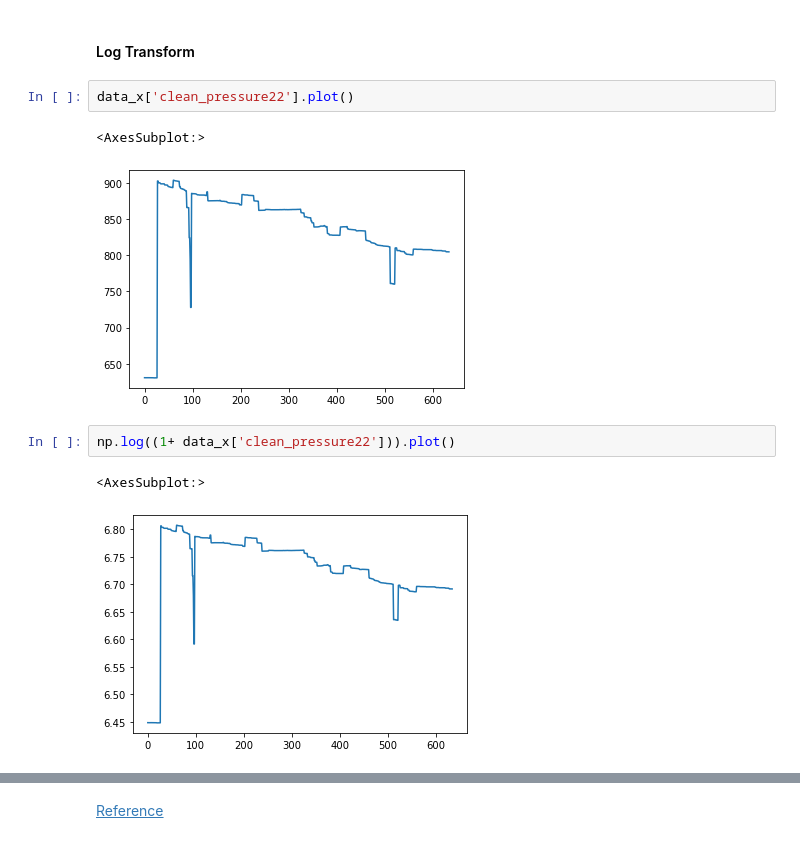
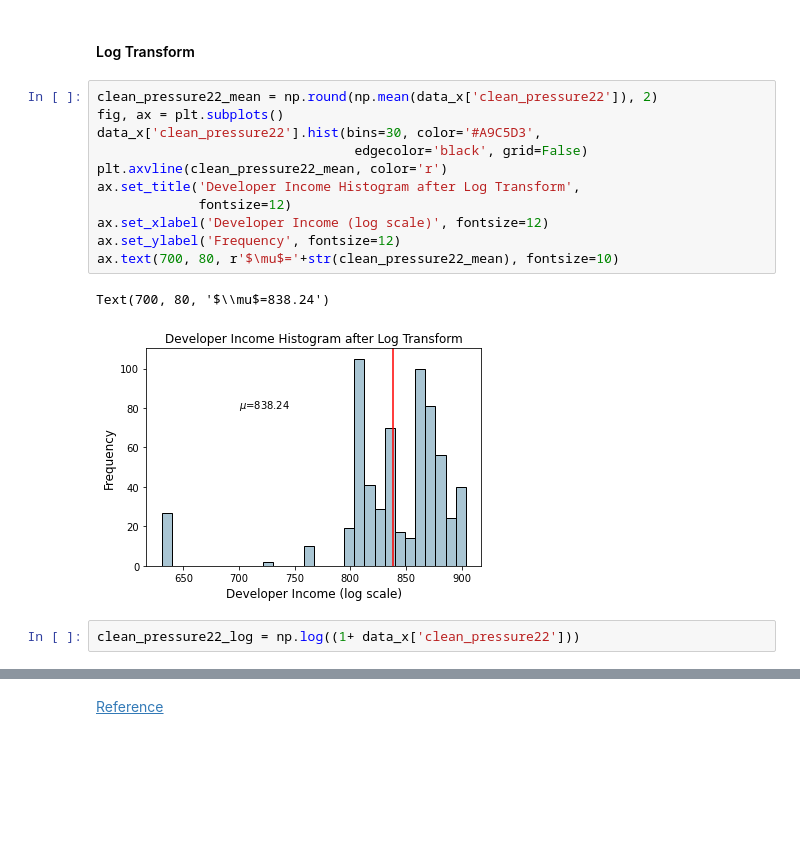
Before and after one commit to EricTsai83/IMBD_data_competition, a Jupyter notebook: Code/EDA.ipynb, the cells around one changed output, grey strips where cells are left out. Drawn from its saved outputs; the diff is of its cells as text; blank space fills up the shorter version.

```diff
--- a/Code/EDA.ipynb
+++ b/Code/EDA.ipynb
@@ -652,13 +678,19 @@ pd.concat([data_x['clean_pressure22'], temp_quantile_range, temp_quantile_label]
 ## Statistical transformations
 # %% [markdown]
 #### Log Transform
-# %%
-data_x['clean_pressure22'].plot()
-# %% [output]
-<AxesSubplot:>
-[figure, removed]
-# %%
-np.log((1+ data_x['clean_pressure22'])).plot()
-# %% [output]
-<AxesSubplot:>
-[figure, removed]
+# %%
+clean_pressure22_mean = np.round(np.mean(data_x['clean_pressure22']), 2)
+fig, ax = plt.subplots()
+data_x['clean_pressure22'].hist(bins=30, color='#A9C5D3',
+                                 edgecolor='black', grid=False)
+plt.axvline(clean_pressure22_mean, color='r')
+ax.set_title('Developer Income Histogram after Log Transform',
+             fontsize=12)
+ax.set_xlabel('Developer Income (log scale)', fontsize=12)
+ax.set_ylabel('Frequency', fontsize=12)
+ax.text(700, 80, r'$\mu$='+str(clean_pressure22_mean), fontsize=10)
+# %% [output]
+Text(700, 80, '$\\mu$=838.24')
+[figure, added]
+# %%
+clean_pressure22_log = np.log((1+ data_x['clean_pressure22']))
```
Also changed, not shown: parts of 9 cells of this notebook.
